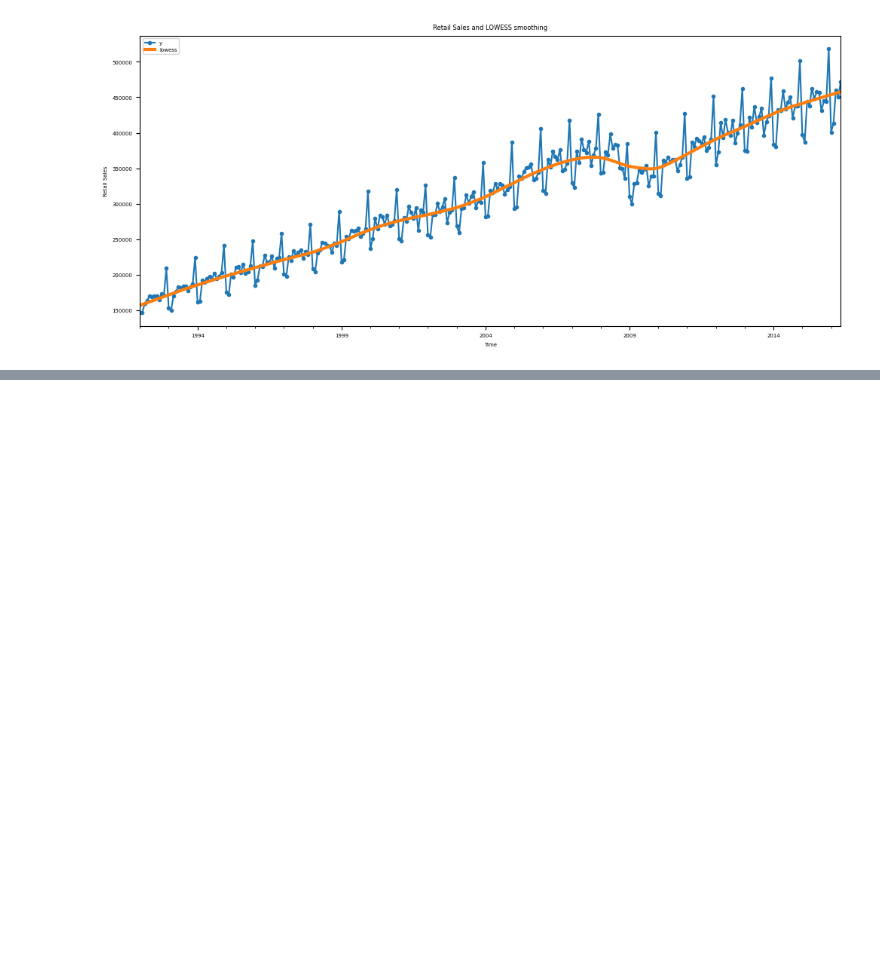
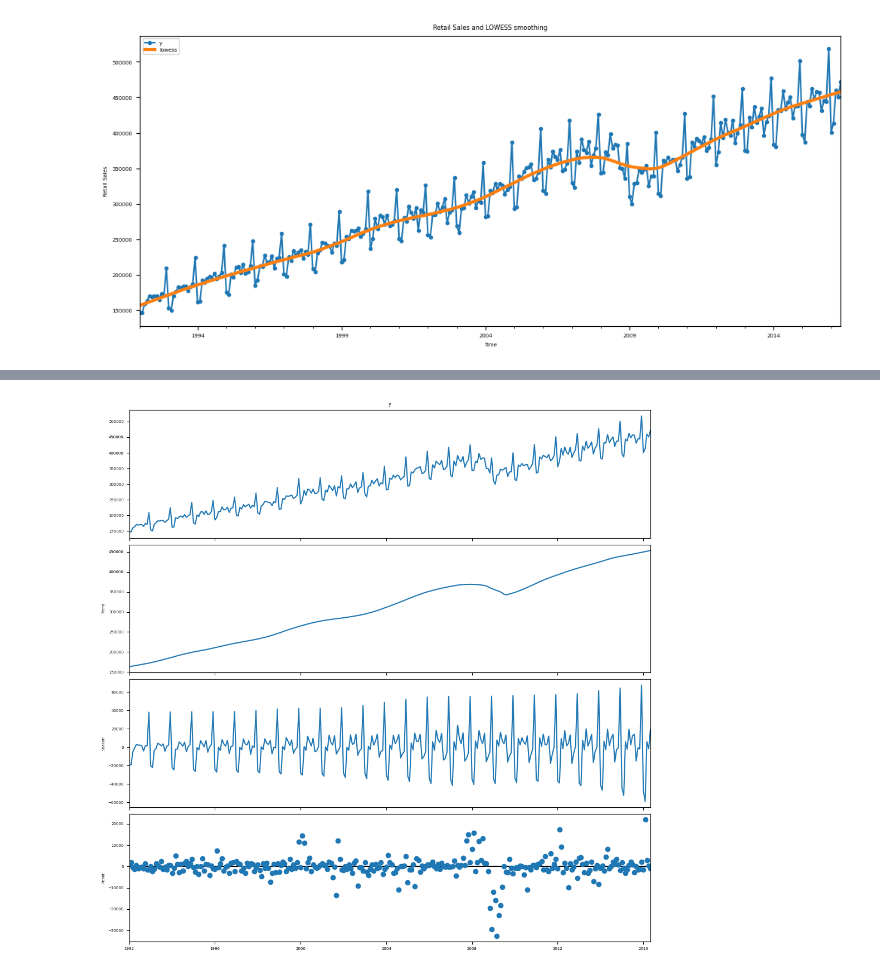
Before and after one commit to yungshun317/pd-algo-trading, a Jupyter notebook: feature_engineering.ipynb, the cells around one changed output, grey strips where cells are left out. Saved outputs shown, nothing was run; the diff lists cells and outputs as text; code cells hidden in the pictures; blank space fills up the shorter version.

Commit message:
[FEAT] Use STL to extract seasonality and trend from a time series

```diff
--- a/feature_engineering.ipynb
+++ b/feature_engineering.ipynb
@@ -414,0 +417,3 @@ Text(0.5, 0, 'Time')
+# %%
+df = pd.read_csv("datasets/example_retail_sales.csv", parse_dates=["ds"], index_col=["ds"])
+df.head()
@@ -414,0 +428,19 @@ Text(0.5, 0, 'Time')
+# %%
+# Perform STL decomposition
+res = STL(
+    endog=df["y"],  # Y values
+    period=12,  # The periodicity of the seasonal component
+    seasonal=7,  # Determines the window size for LOESS used
+    # when smoothing the seasonal component
+    # (i.e, the cycle-subseries)
+    robust=True  # Flag to use robust regression when
+    # fitting the LOESS curves so the fit
+    # is robust to outliers
+).fit()
+
+# Plot the full decomposition
+plt.rc("figure", figsize=(10, 10))
+plt.rc("font", size=5)
+res.plot();
+# %% [output]
+[figure, added]
```
Also changed, not shown: parts of 11 cells of this notebook.
